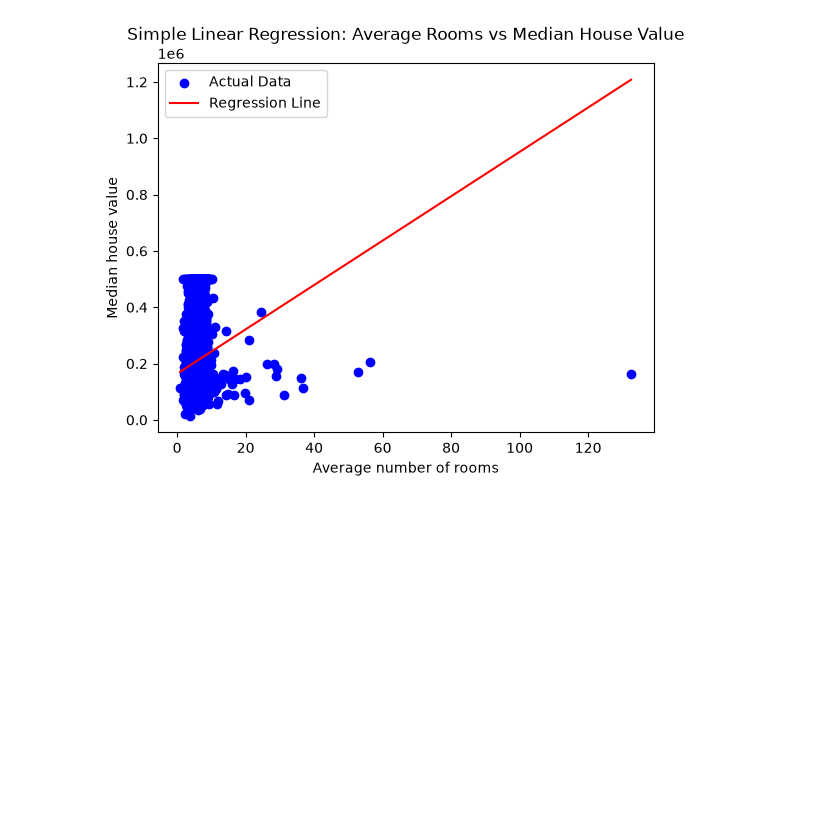
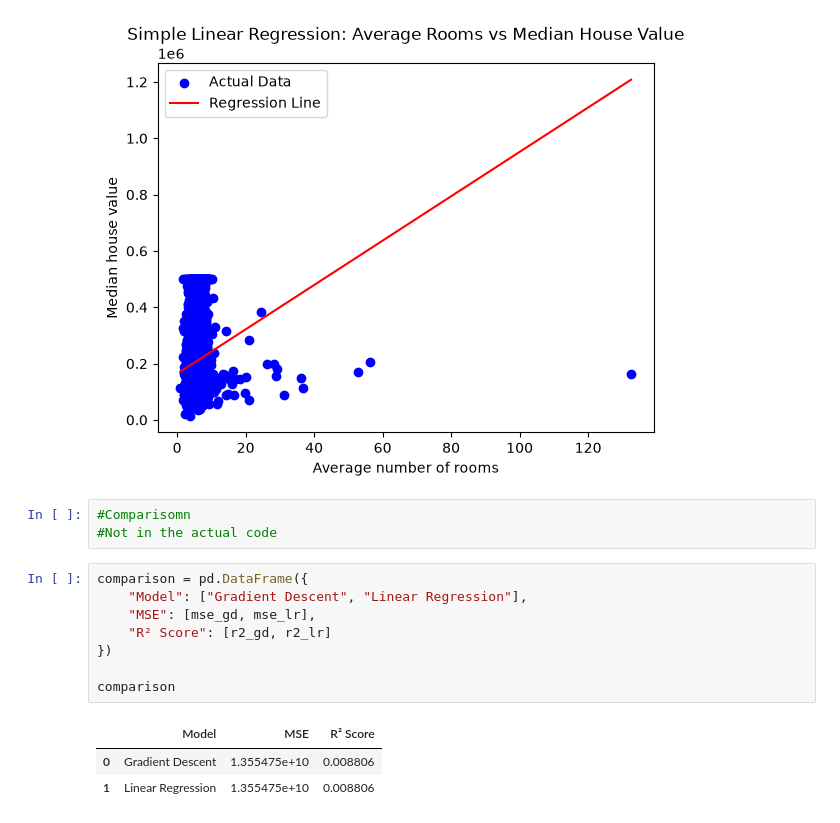
Before and after one commit to kichu3000/ML-LAB, a Jupyter notebook: exp_1.ipynb, the cells around one changed output. Saved outputs shown, nothing was run; the diff lists cells and outputs as text; blank space fills up the shorter version.

```diff
--- a/exp_1.ipynb
+++ b/exp_1.ipynb
@@ -224,3 +224,18 @@ plt.legend()
 plt.show()
 # %% [output]
 [figure]
+# %%
+#Comparisomn
+#Not in the actual code
+# %%
+comparison = pd.DataFrame({
+    "Model": ["Gradient Descent", "Linear Regression"],
+    "MSE": [mse_gd, mse_lr],
+    "R² Score": [r2_gd, r2_lr]
+})
+
+comparison
+# %% [output]
+|  | Model | MSE | R² Score |
+| 0 | Gradient Descent | 1.355475e+10 | 0.008806 |
+| 1 | Linear Regression | 1.355475e+10 | 0.008806 |
```
